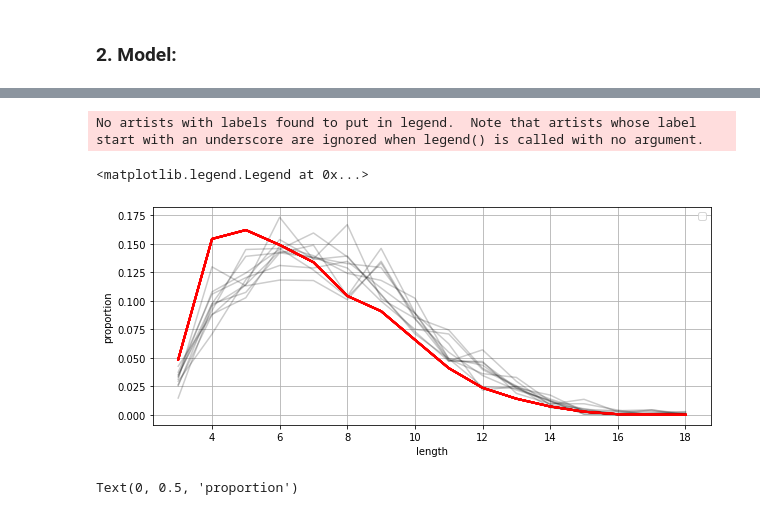
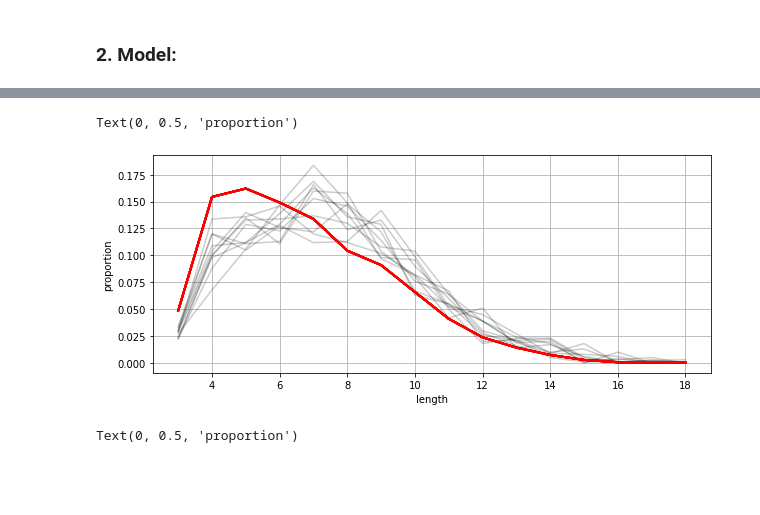
Before and after one commit to alexeykosh/2022-generative-inference-lexical-organization, a Jupyter notebook: ABC_draft.ipynb, the cells around one changed output, grey strips where cells are left out. Cells and saved outputs as stored; diff of their text form; code cells hidden in the pictures; blank space fills up the shorter version.

```diff
--- a/ABC_draft.ipynb
+++ b/ABC_draft.ipynb
@@ -176,6 +180,7 @@ def sense_modelv1(a, b=1, c=1, epochs=5000, treshold=20, sim=True):
             words.append(new_w)
 
     l = [i.length for i in words]
+    f = [i.freq for i in words]
     s = [len(i.senses) for i in words]
 
     # compensate for difference if any
@@ -184,7 +189,8 @@ def sense_modelv1(a, b=1, c=1, epochs=5000, treshold=20, sim=True):
     s += [0]*len(diff)
 
     if sim:
-        res = pd.DataFrame({'len': l, 'n_sunsets': s}).groupby('len').sum().reset_index(drop=False)
-        return (res['n_sunsets']/res['n_sunsets'].sum()).to_numpy()
+#         res = pd.DataFrame({'len': l, 'n_sunsets': s}).groupby('len').sum().reset_index(drop=False)
+#         return (res['n_sunsets']/res['n_sunsets'].sum()).to_numpy()
+        return np.corrcoef(l, s)[0, 1]
     else:
         return s, l
@@ -191,15 +233,14 @@ def sense_modelv1(a, b=1, c=1, epochs=5000, treshold=20, sim=True):
 # %%
 plt.figure(figsize=(10, 4))
-for _ in [sense_modelv1(a=0, b=10, c=0, treshold=20, epochs=10000, sim=True) for i in range(10)]:
+for _ in [sense_modelv1(a=0, b=10, c=0, treshold=20, epochs=1000, sim=True) for i in range(10)]:
     plt.plot([i for i in range(3, 19)], _, alpha=0.2, color='black')
     plt.plot([i for i in range(3, 19)], data_obs, color='red', linewidth=2)
 plt.grid()
 plt.xlabel('length')
 plt.ylabel('proportion')
 # %% [output]
-No artists with labels found to put in legend.  Note that artists whose label start with an underscore are ignored when legend() is called with no argument.
+Text(0, 0.5, 'proportion')
-<matplotlib.legend.Legend at 0x...>
-[figure, old version]
+[figure, new version]
 # %%
 plt.figure(figsize=(10, 4))
 for _ in [sense_modelv1(a=10, b=0, c=0, treshold=20, epochs=10000, sim=True) for i in range(10)]:
```
Also changed, not shown: parts of 20 cells of this notebook.
